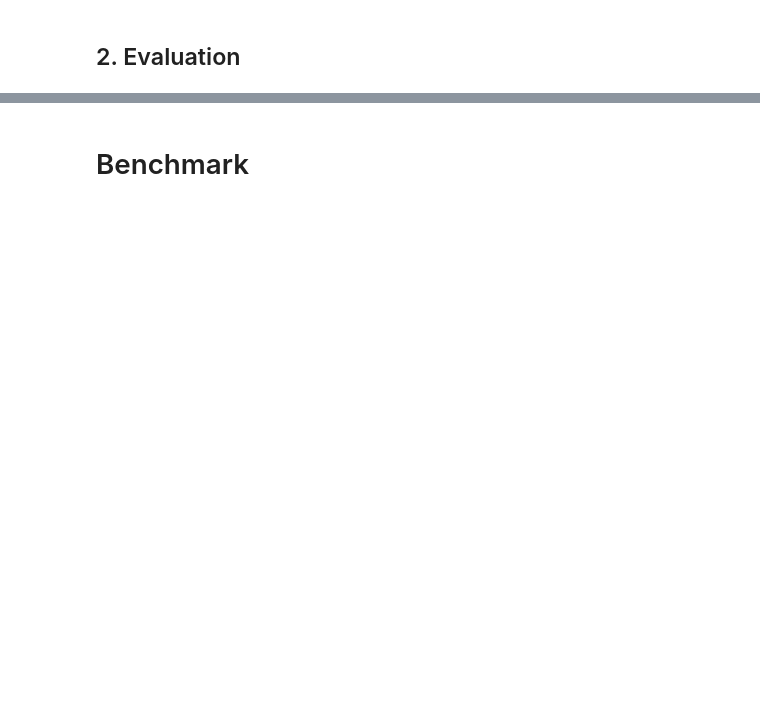
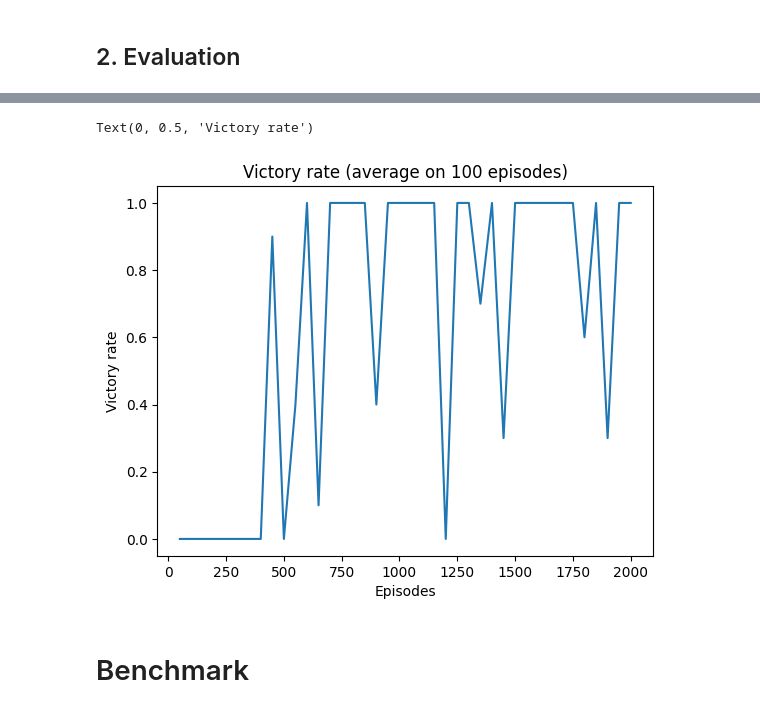
Before and after one commit to LucasSchummer/ReinforcementLearning, a Jupyter notebook: Pong.ipynb, the cells around one changed output, grey strips where cells are left out. Saved outputs shown, nothing was run; the diff lists cells and outputs as text; code cells hidden in the pictures; blank space fills up the shorter version.

```diff
--- a/Pong.ipynb
+++ b/Pong.ipynb
@@ -250,3 +309,11 @@ print(f"Victory rate : {victory_rate:.2f}")
+# %%
+plt.plot(range(50, 2050, 50), victory_rates)
+plt.title("Victory rate (average on 100 episodes)")
+plt.xlabel("Episodes")
+plt.ylabel("Victory rate")
+# %% [output]
+Text(0, 0.5, 'Victory rate')
+[figure, added]
 # %% [markdown]
 # Benchmark
 # %%
```
Also changed, not shown: parts of 13 cells of this notebook, 7 other files.
